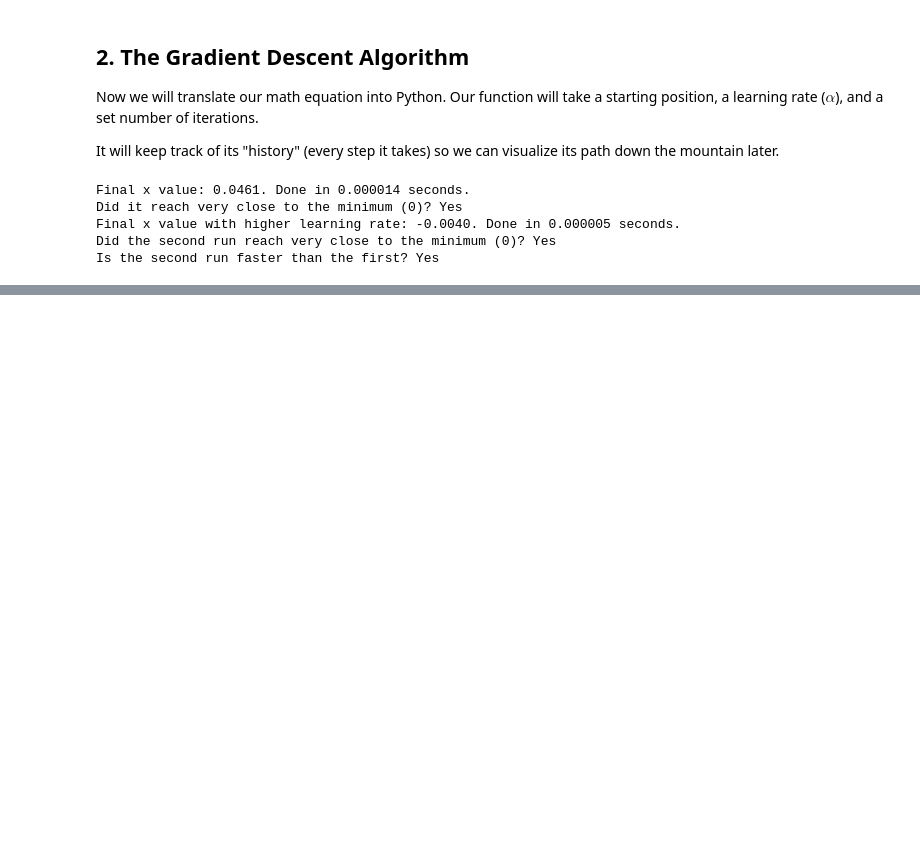
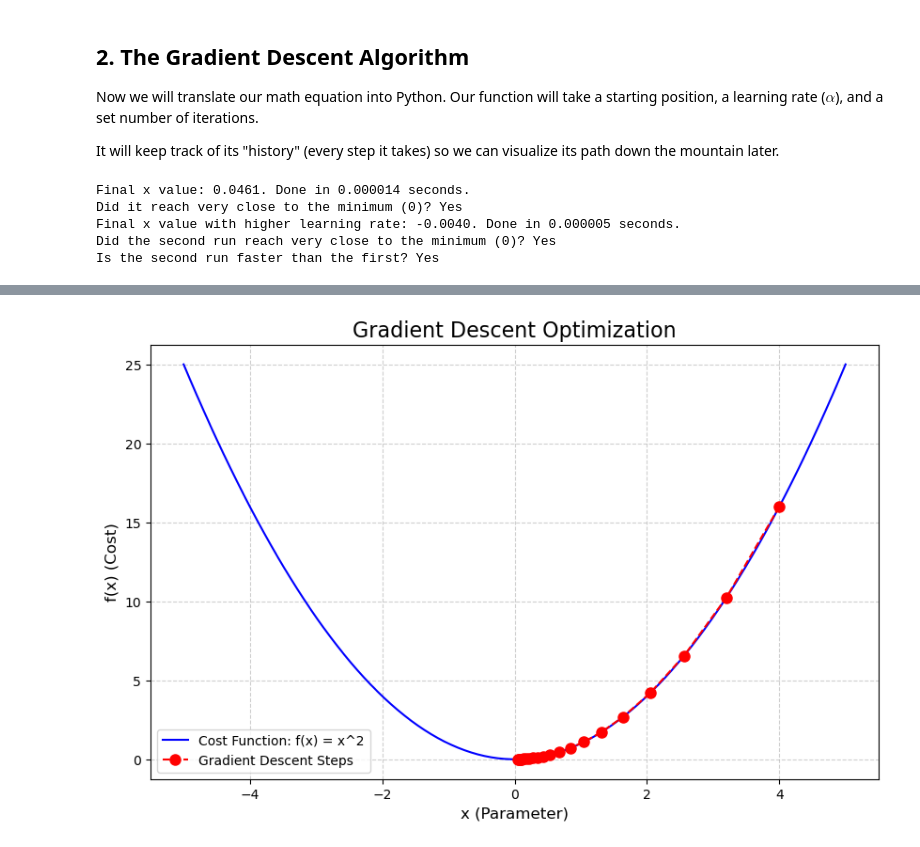
Before and after one commit to RumenMoysev/Softuni-math-concepts-final, a Jupyter notebook: gradient_descent_explainer.ipynb, the cells around one changed output, grey strips where cells are left out. Saved outputs shown, nothing was run; the diff lists cells and outputs as text; code cells hidden in the pictures; blank space fills up the shorter version.

Commit message:
Add visualization of the gradient descent path
Used matplotlib to plot the quadratic cost function and overlay the steps taken by the gradient descent algorithm using the saved history state

```diff
--- a/gradient_descent_explainer.ipynb
+++ b/gradient_descent_explainer.ipynb
@@ -140,0 +147,24 @@ Is the second run faster than the first? Yes
+# %%
+x_curve = np.linspace(-5, 5, 100)
+y_curve = f(x_curve)
+
+# We get the y-values for our algorithm's history by applying the cost function to each x value in the history.
+y_history = [f(x) for x in step_history_first]
+
+plt.figure(figsize=(10, 6))
+
+# Plot the cost function curve
+plt.plot(x_curve, y_curve, label="Cost Function: f(x) = x^2", color="blue")
+
+# Plot the steps taken by the gradient descent algorithm
+plt.plot(step_history_first, y_history, color="red", marker="o", linestyle="dashed", markersize=8, label="Gradient Descent Steps")
+
+plt.title("Gradient Descent Optimization", fontsize=16)
+plt.xlabel("x (Parameter)", fontsize=12)
+plt.ylabel("f(x) (Cost)", fontsize=12)
+plt.legend()
+plt.grid(True, linestyle="--", alpha=0.6)
+
+plt.show()
+# %% [output]
+[figure, added]
```
Also changed, not shown: parts of 1 cell of this notebook.
